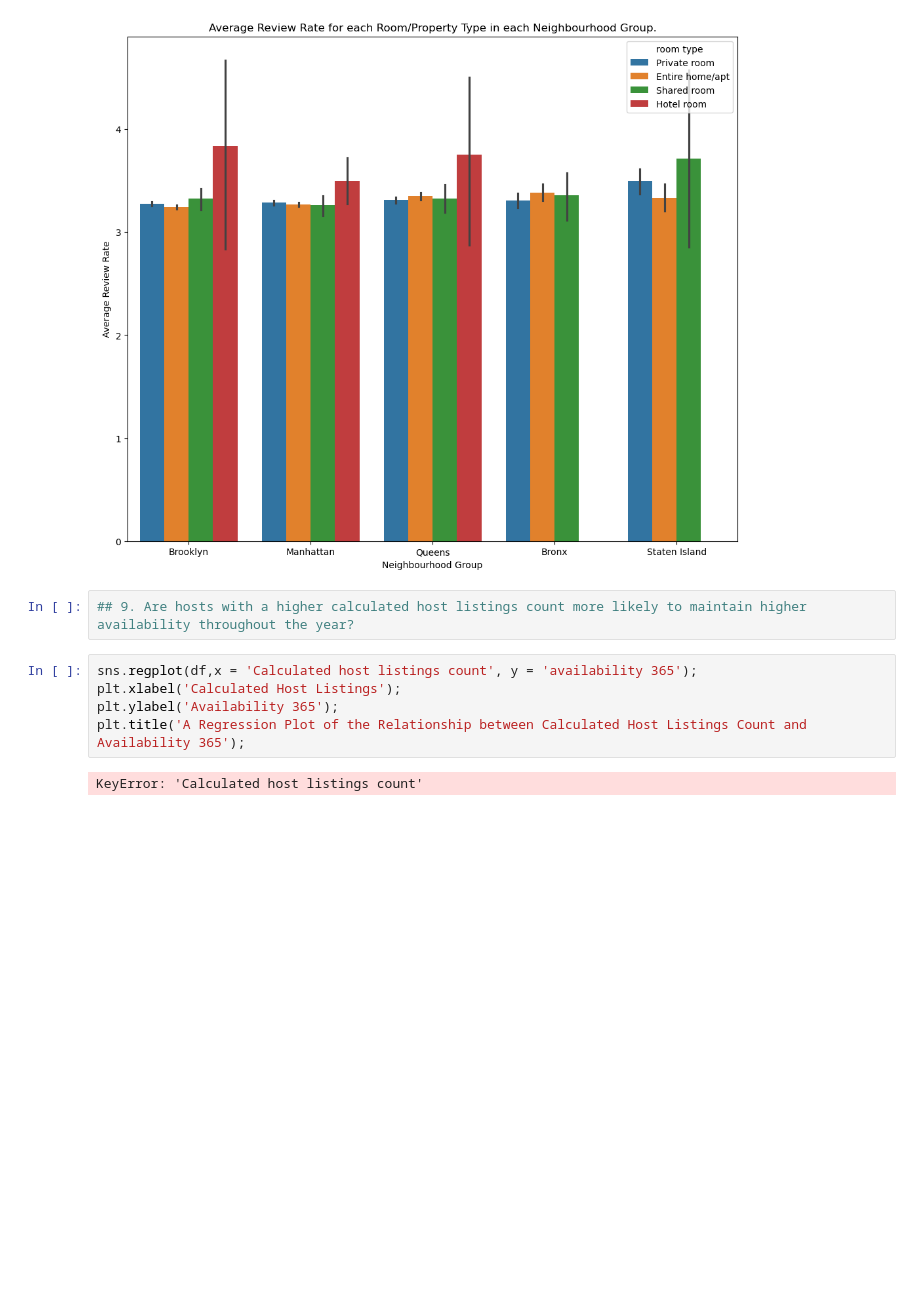
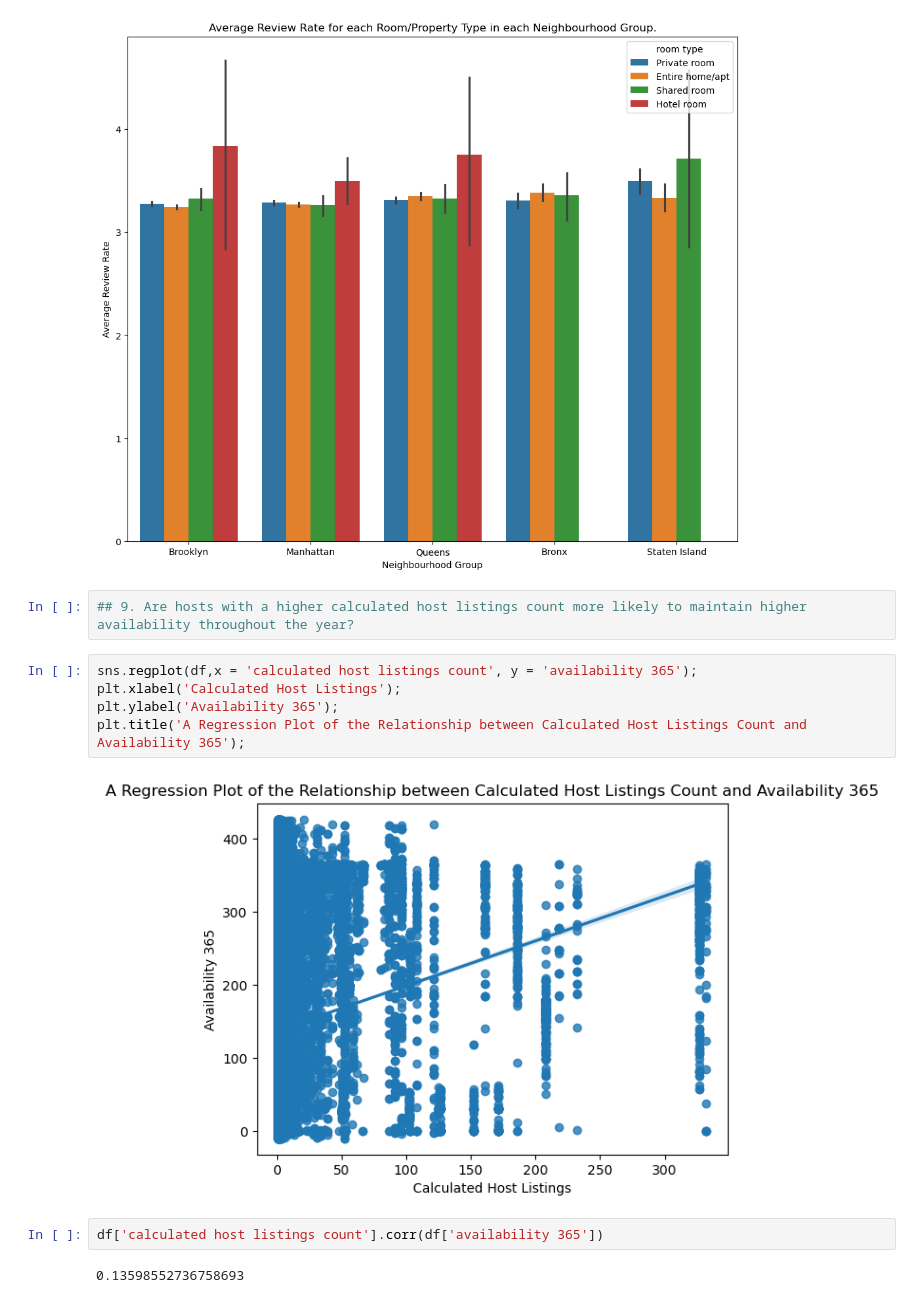
Before and after one commit to Shilpa3107/VOIS_AICTE_Oct2025_Shilpa-Sinha, a Jupyter notebook: Airbnb Booking Analysis.ipynb, the cells around one changed output. Saved outputs shown, nothing was run; the diff lists cells and outputs as text; blank space fills up the shorter version.

Commit message:
Calculated host listings count related to availability

```diff
--- a/Airbnb Booking Analysis.ipynb
+++ b/Airbnb Booking Analysis.ipynb
@@ -287,9 +287,13 @@ plt.title('Average Review Rate for each Room/Property Type in each Neighbourhood
 # %%
 ## 9. Are hosts with a higher calculated host listings count more likely to maintain higher availability throughout the year?
 # %%
-sns.regplot(df,x = 'Calculated host listings count', y = 'availability 365');
+sns.regplot(df,x = 'calculated host listings count', y = 'availability 365');
 plt.xlabel('Calculated Host Listings');
 plt.ylabel('Availability 365');
 plt.title('A Regression Plot of the Relationship between Calculated Host Listings Count and Availability 365');
 # %% [output]
-KeyError: 'Calculated host listings count'
+[figure, added]
+# %%
+df['calculated host listings count'].corr(df['availability 365'])
+# %% [output]
+0.13598552736758693
```
